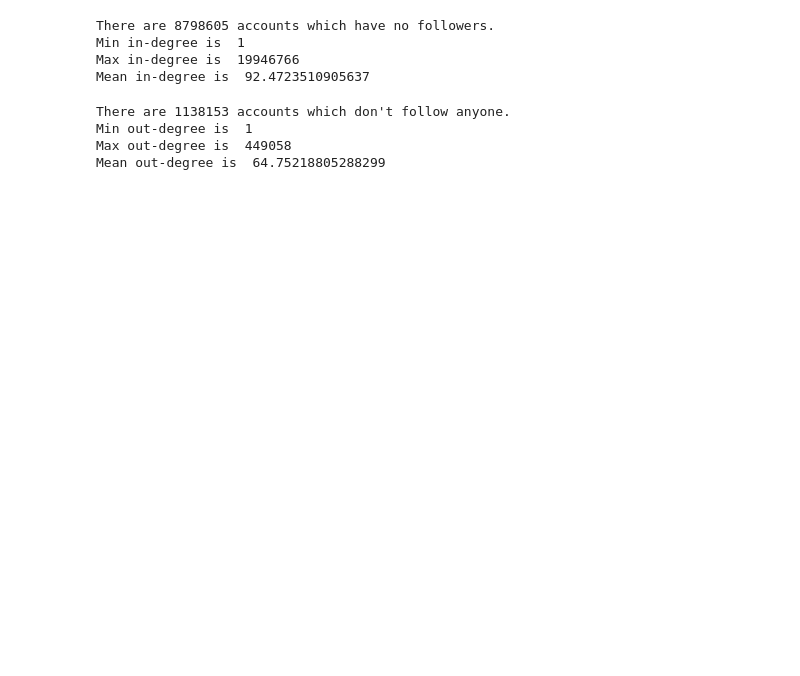
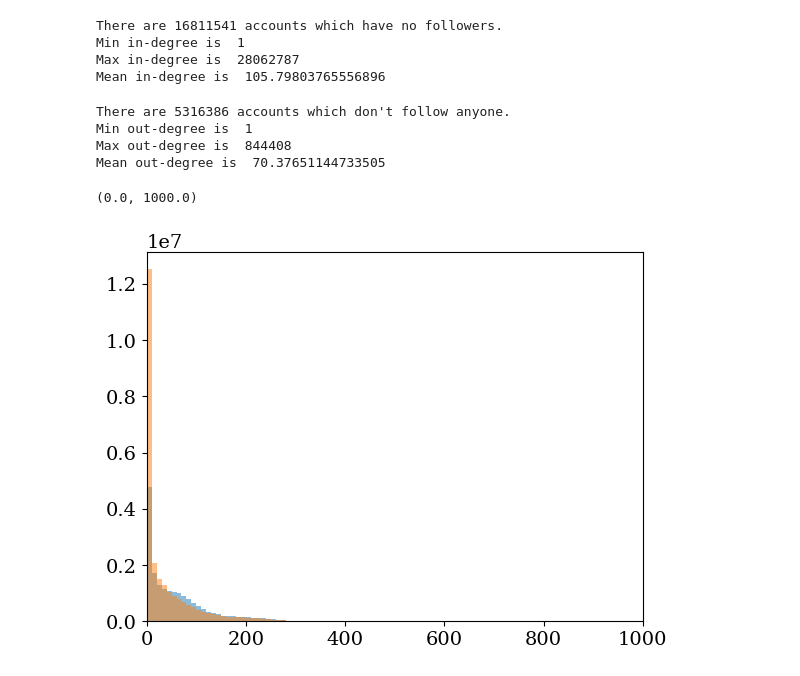
Before and after one commit to nwlandry/a-blue-start, a Jupyter notebook: plot_network_stats.ipynb, the cells around one changed output. Saved outputs shown, nothing was run; the diff lists cells and outputs as text; code cells hidden in the pictures; blank space fills up the shorter version.

```diff
--- a/plot_network_stats.ipynb
+++ b/plot_network_stats.ipynb
@@ -41,25 +41,35 @@ The largest weakly connected component has 26679585 users.
 # %%
 in_degree = np.loadtxt("data/follows_in-degree.csv.gz", dtype=int)
-print(f"There are {26692837 - len(in_degree)} accounts which have no followers.")
+print(f"There are {39650447 - len(in_degree)} accounts which have no followers.")
 print(f"Min in-degree is ", in_degree.min())
 print(f"Max in-degree is ", in_degree.max())
 print(f"Mean in-degree is ", in_degree.mean())
 # %% [output]
-There are 8798605 accounts which have no followers.
+There are 16811541 accounts which have no followers.
 Min in-degree is  1
-Max in-degree is  19946766
-Mean in-degree is  92.4723510905637
+Max in-degree is  28062787
+Mean in-degree is  105.79803765556896
 # %%
 out_degree = np.loadtxt("data/follows_out-degree.csv.gz", dtype=int)
-print(f"There are {26692837 - len(out_degree)} accounts which don't follow anyone.")
+print(f"There are {39650447 - len(out_degree)} accounts which don't follow anyone.")
 print(f"Min out-degree is ", out_degree.min())
 print(f"Max out-degree is ", out_degree.max())
 print(f"Mean out-degree is ", out_degree.mean())
 # %% [output]
-There are 1138153 accounts which don't follow anyone.
+There are 5316386 accounts which don't follow anyone.
 Min out-degree is  1
-Max out-degree is  449058
-Mean out-degree is  64.75218805288299
+Max out-degree is  844408
+Mean out-degree is  70.37651144733505
+# %%
+in_degree_std = np.loadtxt("data/in_degree_std.csv.gz", dtype=float)
+out_degree_std = np.loadtxt("data/out_degree_std.csv.gz", dtype=float)
+# %%
+plt.hist(in_degree_std, bins=np.linspace(0, 10001, 1000), alpha=0.5)
+plt.hist(out_degree_std, bins=np.linspace(0, 10001, 1000), alpha=0.5)
+plt.xlim([0, 1000])
+# %% [output]
+(0.0, 1000.0)
+[figure, added]
 # %%
 # plot SCC size distribution
 fig = plt.figure(figsize=(11, 8))
```
Also changed, not shown: parts of 2 cells of this notebook, 14 other files.
